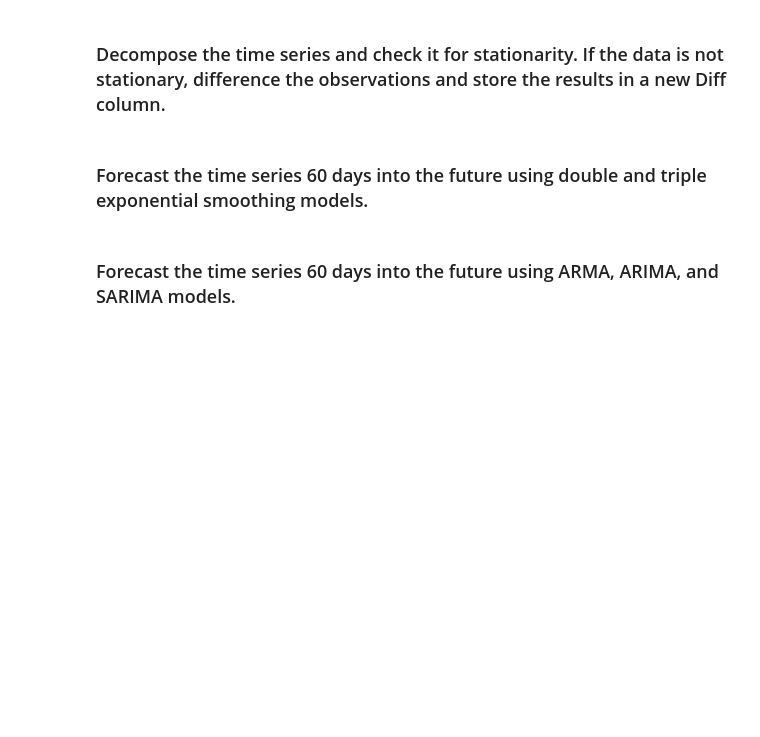
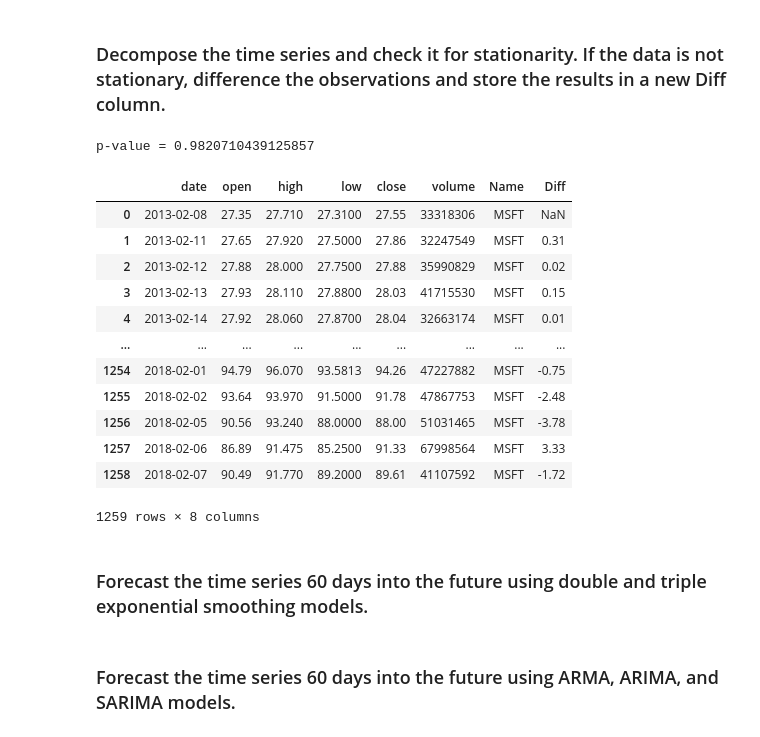
Before and after one commit to ssmcnatt/pair-work, a Jupyter notebook: week12/Time_Series_Day_4_Afternoon_Assignment.ipynb, the cells around one changed output. Drawn from its saved outputs; the diff is of its cells as text; code cells hidden in the pictures; blank space fills up the shorter version.

```diff
--- a/week12/Time_Series_Day_4_Afternoon_Assignment.ipynb
+++ b/week12/Time_Series_Day_4_Afternoon_Assignment.ipynb
@@ -28,2 +39,5 @@ def forecast(data, field, model, periods):
 # %% [markdown]
 ### Import the Microsoft stock price data set (MSFT_data.csv) into a Pandas dataframe.
+# %%
+micro = pd.read_csv('../data/MSFT_data.csv')
+micro.head()
@@ -32,4 +58,30 @@ def forecast(data, field, model, periods):
 # %% [markdown]
 ### Decompose the time series and check it for stationarity. If the data is not stationary, difference the observations and store the results in a new Diff column.
+# %%
+series = micro['close']
+result = seasonal_decompose(series, model='additive', freq=4)
+
+X = micro['close']
+result = adfuller(X)
+print('p-value = ' + str(result[1]))
+# %% [output]
+p-value = 0.9820710439125857
+# %%
+micro['Diff'] = micro['close'] - micro['close'].shift()
+micro
+# %% [output]
+|  | date | open | high | low | close | volume | Name | Diff |
+| 0 | 2013-02-08 | 27.35 | 27.710 | 27.3100 | 27.55 | 33318306 | MSFT | NaN |
+| 1 | 2013-02-11 | 27.65 | 27.920 | 27.5000 | 27.86 | 32247549 | MSFT | 0.31 |
+| 2 | 2013-02-12 | 27.88 | 28.000 | 27.7500 | 27.88 | 35990829 | MSFT | 0.02 |
+| 3 | 2013-02-13 | 27.93 | 28.110 | 27.8800 | 28.03 | 41715530 | MSFT | 0.15 |
+| 4 | 2013-02-14 | 27.92 | 28.060 | 27.8700 | 28.04 | 32663174 | MSFT | 0.01 |
+| ... | ... | ... | ... | ... | ... | ... | ... | ... |
+| 1254 | 2018-02-01 | 94.79 | 96.070 | 93.5813 | 94.26 | 47227882 | MSFT | -0.75 |
+| 1255 | 2018-02-02 | 93.64 | 93.970 | 91.5000 | 91.78 | 47867753 | MSFT | -2.48 |
+| 1256 | 2018-02-05 | 90.56 | 93.240 | 88.0000 | 88.00 | 51031465 | MSFT | -3.78 |
+| 1257 | 2018-02-06 | 86.89 | 91.475 | 85.2500 | 91.33 | 67998564 | MSFT | 3.33 |
+| 1258 | 2018-02-07 | 90.49 | 91.770 | 89.2000 | 89.61 | 41107592 | MSFT | -1.72 |
+1259 rows × 8 columns
 # %% [markdown]
 ### Forecast the time series 60 days into the future using double and triple exponential smoothing models.
```
Also changed, not shown: parts of 11 cells of this notebook.
